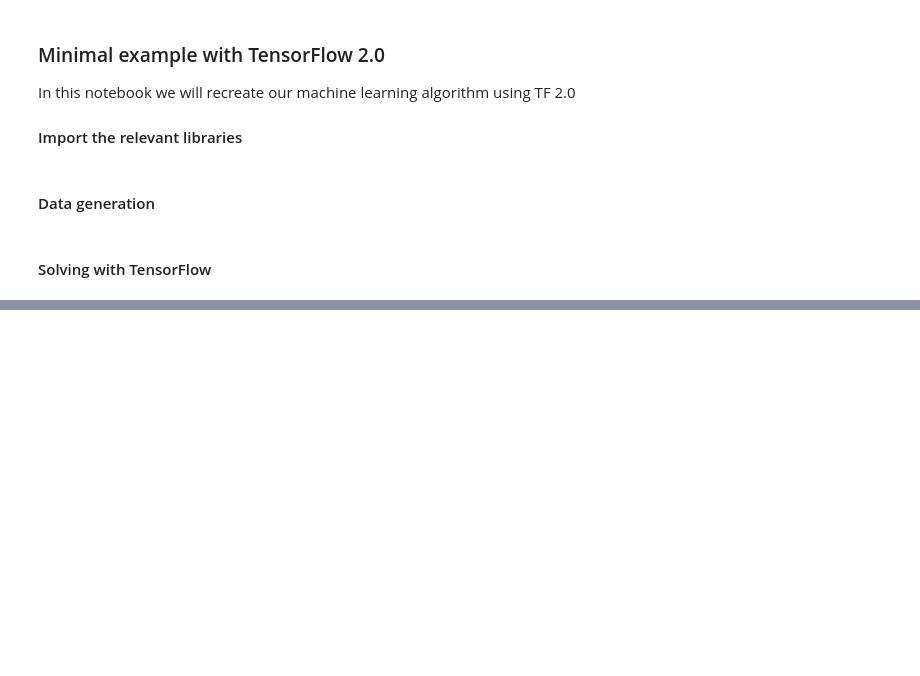
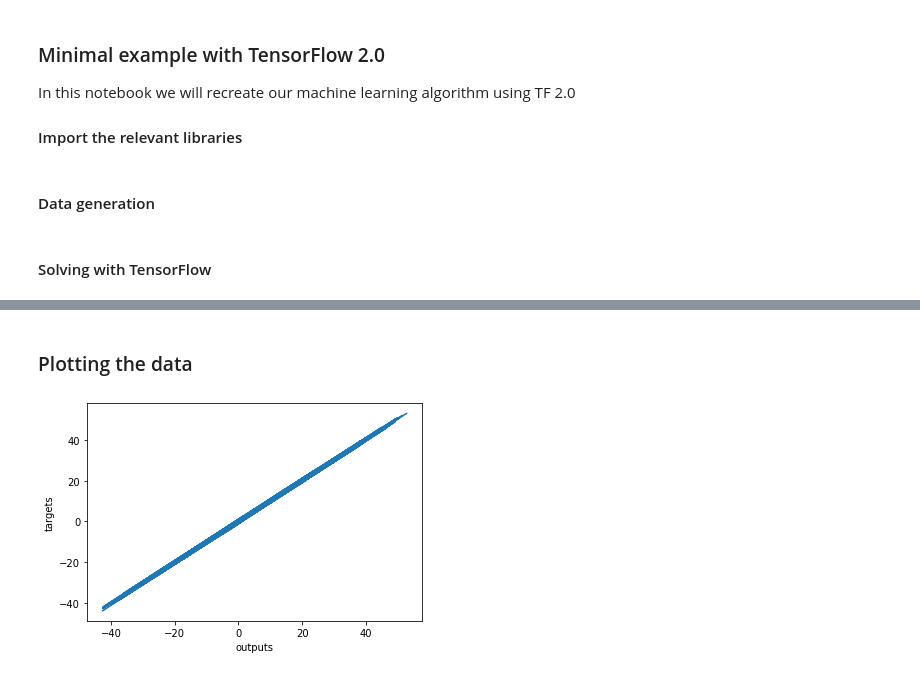
Before and after one commit to abel672/data-science-bootcamp-365, a Jupyter notebook: Section-21-Tensor-Flow-Introduction/01-TensorFlow-minimal-example.ipynb, the cells around one changed output, grey strips where cells are left out. Cells and saved outputs as stored; diff of their text form; code cells hidden in the pictures; blank space fills up the shorter version.

```diff
--- a/Section-21-Tensor-Flow-Introduction/01-TensorFlow-minimal-example.ipynb
+++ b/Section-21-Tensor-Flow-Introduction/01-TensorFlow-minimal-example.ipynb
@@ -37,5 +37,5 @@ model = tf.keras.Sequential([
 
 model.compile(optimizer='sgd', loss='mean_squared_error')
 
-model.fit(training_data['inputs'], training_data['targets'], epochs=100, verbose=0)
+model.fit(training_data['inputs'], training_data['targets'], epochs=100, verbose=2)
 # %% [output]
@@ -42,0 +141,9 @@ model.fit(training_data['inputs'], training_data['targets'], epochs=100, verbose
+# %% [markdown]
+### Plotting the data
+# %%
+plt.plot(np.squeeze(model.predict_on_batch(training_data['inputs'])), np.squeeze(training_data['targets']))
+plt.xlabel('outputs')
+plt.ylabel('targets')
+plt.show() # if the line is close to 45 degrees, it means the outputs and the targets are close to each other.
+# %% [output]
+[figure, added]
```
Also changed, not shown: parts of 9 cells of this notebook.
